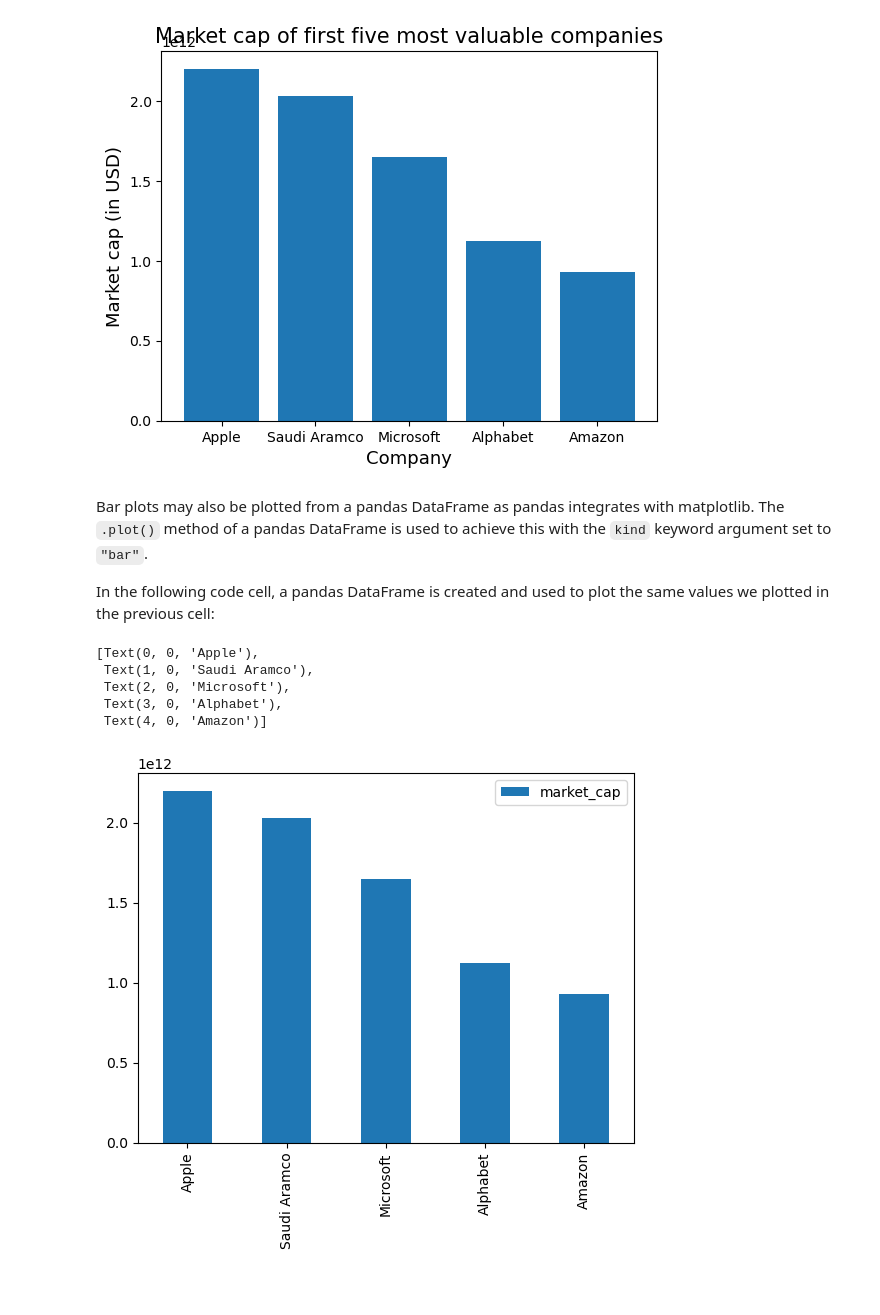
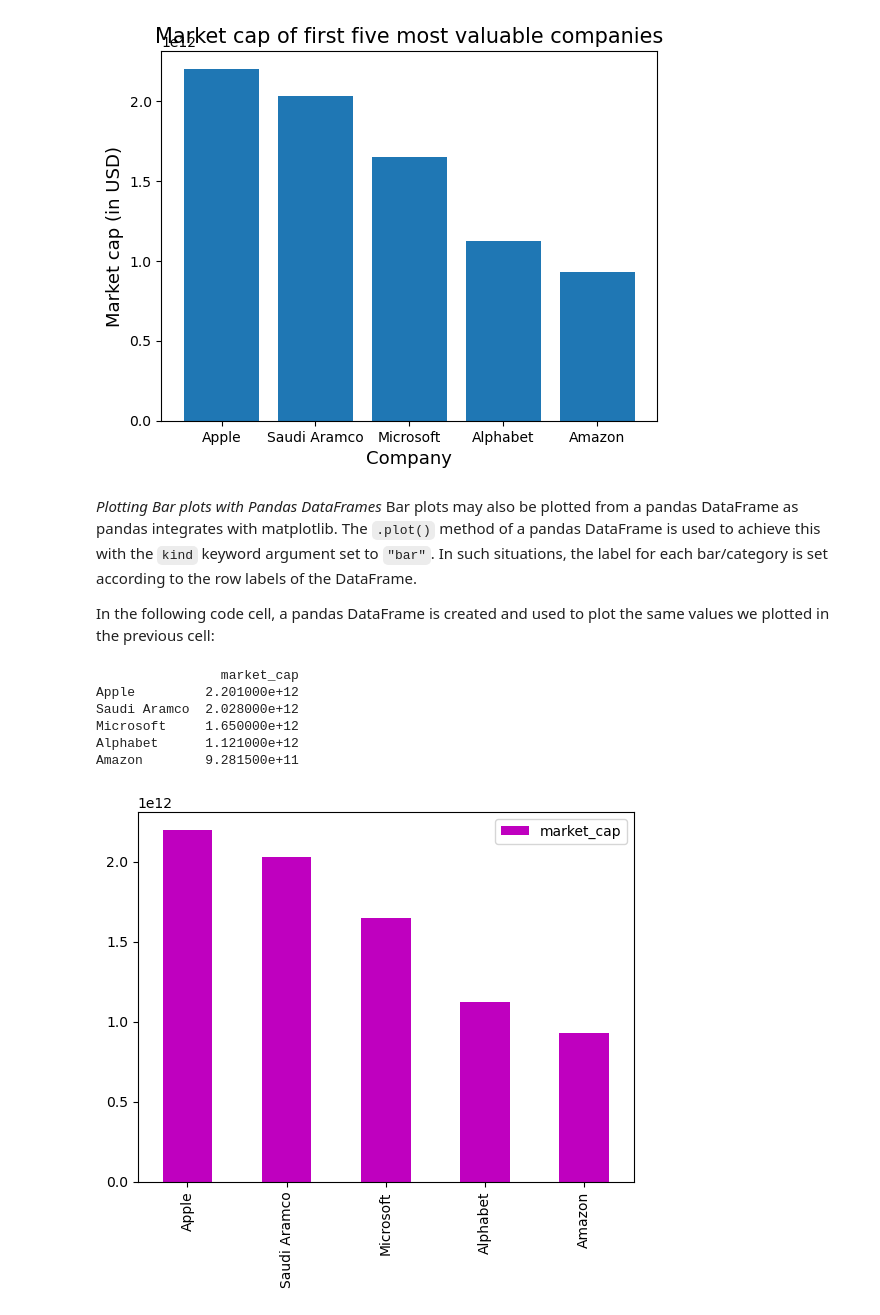
Before and after one commit to francis-ohara/intro-to-data-science, a Jupyter notebook: notebooks/5-matplotlib-exercise.ipynb, the cells around one changed output. Cells and saved outputs as stored; diff of their text form; code cells hidden in the pictures; blank space fills up the shorter version.

```diff
--- a/notebooks/5-matplotlib-exercise.ipynb
+++ b/notebooks/5-matplotlib-exercise.ipynb
@@ -986,22 +998,25 @@ plt.show()  # display plot
 # %% [output]
 [figure]
 # %% [markdown]
+*Plotting Bar plots with Pandas DataFrames*
 Bar plots may also be plotted from a pandas DataFrame as pandas integrates with matplotlib.
 The `.plot()` method of a pandas DataFrame is used to achieve this with the `kind` keyword argument set to `"bar"`.
+In such situations, the label for each bar/category is set according to the row labels of the DataFrame.
 
 In the following code cell, a pandas DataFrame is created and used to plot the same values we plotted in the previous cell:
 # %%
 import pandas as pd
 
-df = pd.DataFrame({"company":companies, "market_cap":market_caps})
+df = pd.DataFrame({"market_cap":market_caps}, index=companies)
+print(df)
 plot = df.plot(kind="bar", color="m")
-plot.set_xticklabels(df["company"])
 # %% [output]
-[Text(0, 0, 'Apple'),
- Text(1, 0, 'Saudi Aramco'),
- Text(2, 0, 'Microsoft'),
- Text(3, 0, 'Alphabet'),
- Text(4, 0, 'Amazon')]
+                market_cap
+Apple         2.201000e+12
+Saudi Aramco  2.028000e+12
+Microsoft     1.650000e+12
+Alphabet      1.121000e+12
+Amazon        9.281500e+11
-[figure, old version]
+[figure, new version]
 # %% [markdown]
 Note that:
```
Also changed, not shown: parts of 7 cells of this notebook.
